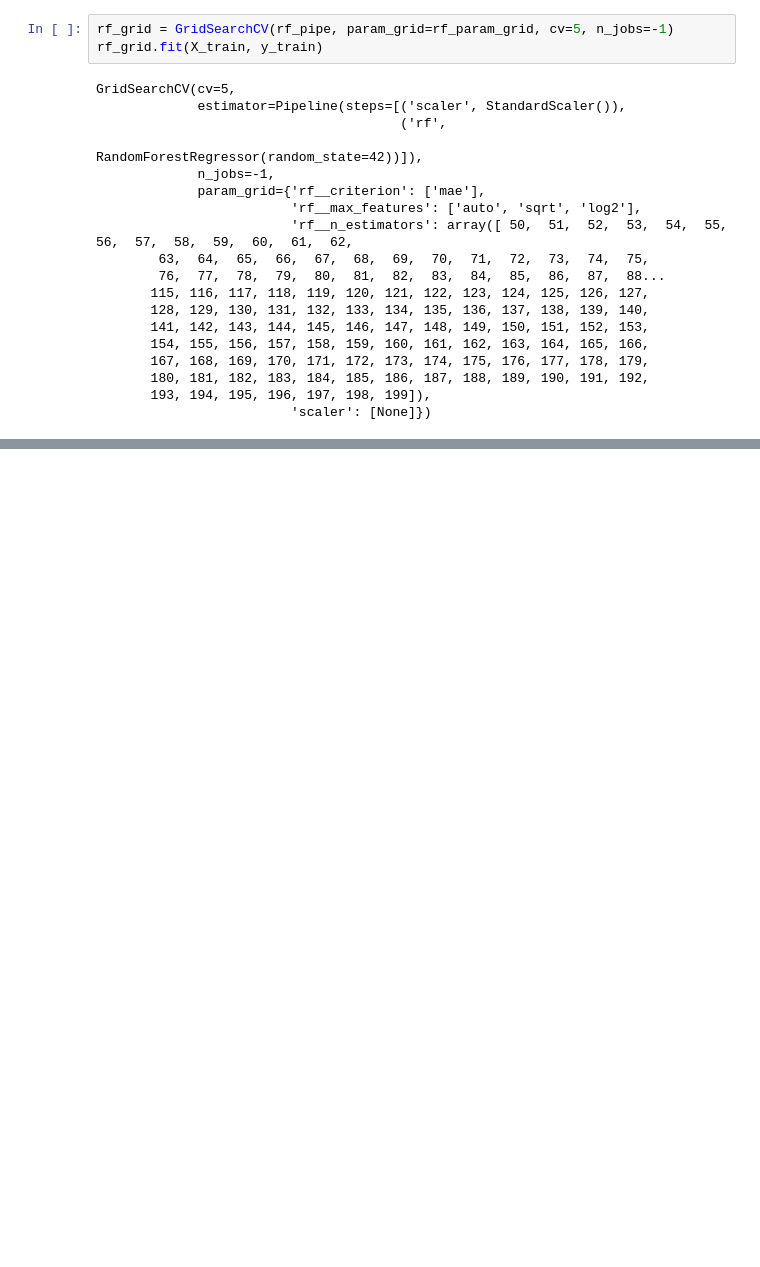
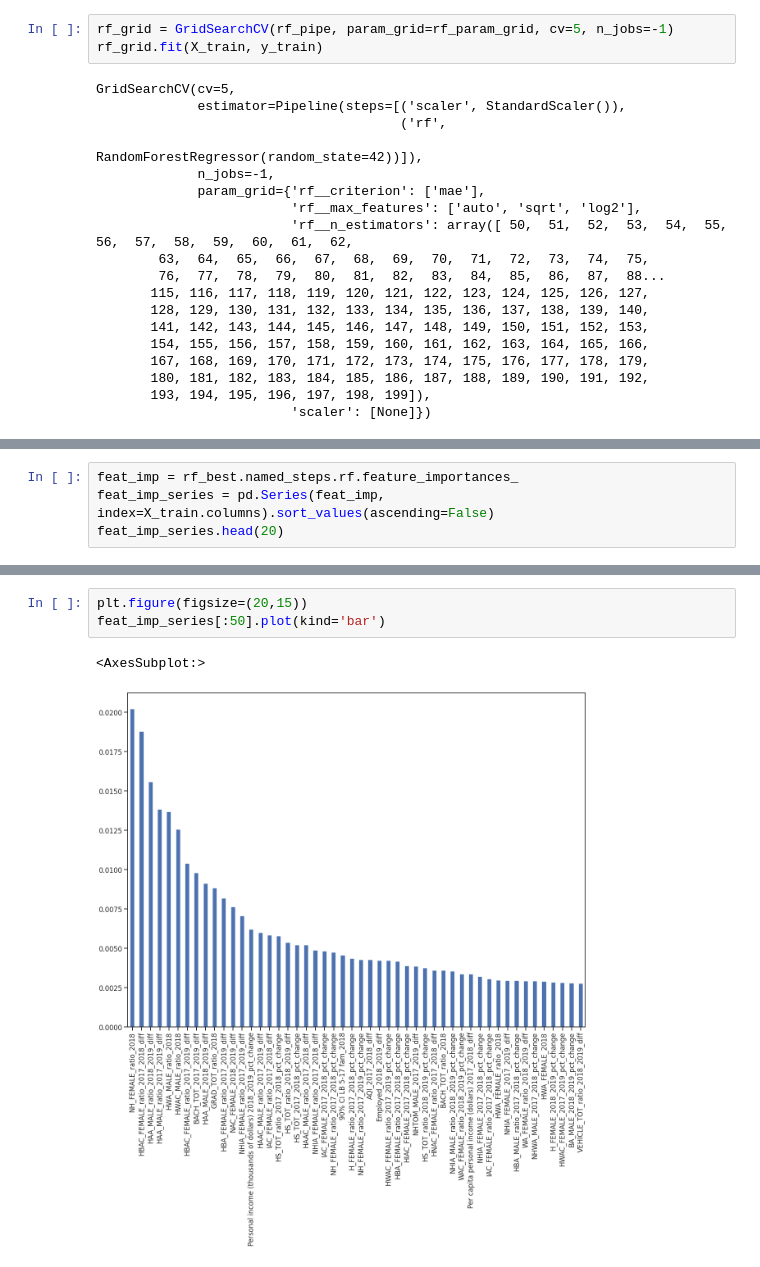
Before and after one commit to willkchan/Pollution-Forecast, a Jupyter notebook: notebooks/modeling/Modeling_1_b.ipynb, the cells around one changed output, grey strips where cells are left out. Cells and saved outputs as stored; diff of their text form; blank space fills up the shorter version.

```diff
--- a/notebooks/modeling/Modeling_1_b.ipynb
+++ b/notebooks/modeling/Modeling_1_b.ipynb
@@ -125,0 +148,4 @@ rf_grid.best_params_
+# %%
+feat_imp = rf_best.named_steps.rf.feature_importances_
+feat_imp_series = pd.Series(feat_imp, index=X_train.columns).sort_values(ascending=False)
+feat_imp_series.head(20)
@@ -125,0 +211,6 @@ rf_grid.best_params_
+# %%
+plt.figure(figsize=(20,15))
+feat_imp_series[:50].plot(kind='bar')
+# %% [output]
+<AxesSubplot:>
+[figure, added]
```
Also changed, not shown: parts of 19 cells of this notebook, 1 other file.
